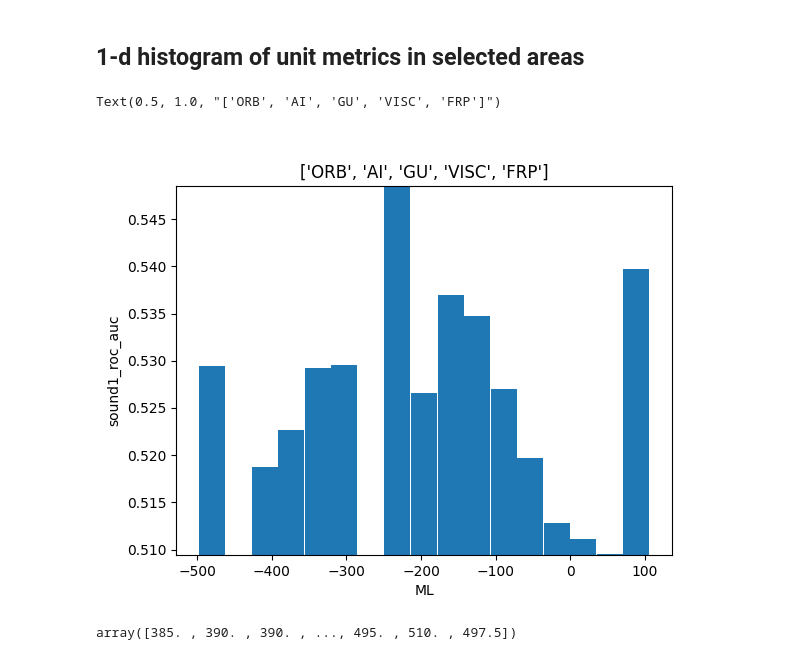
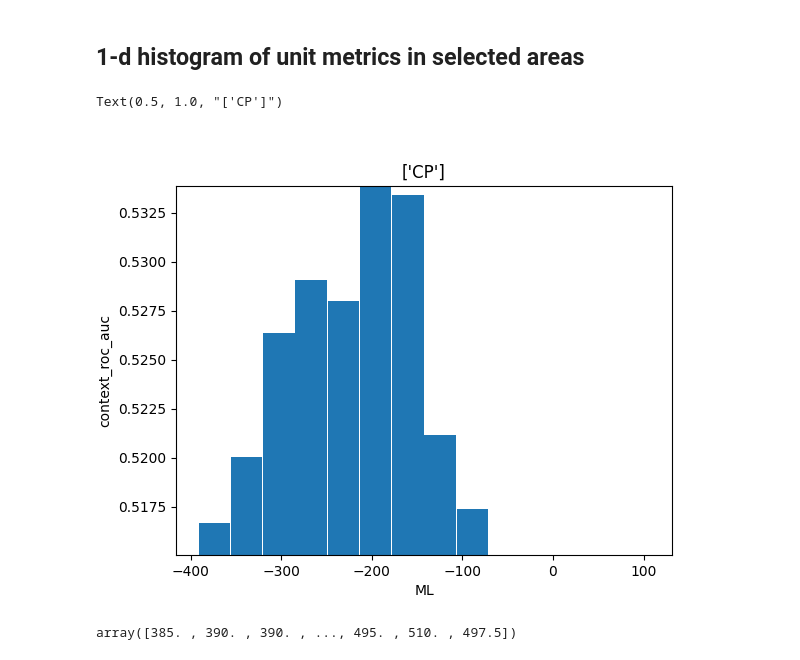
Before and after one commit to AllenInstitute/dynamic_routing_analysis, a Jupyter notebook: notebooks/single_unit_metrics_CCF_plot.ipynb, the cells around one changed output. Drawn from its saved outputs; the diff is of its cells as text; code cells hidden in the pictures.

```diff
--- a/notebooks/single_unit_metrics_CCF_plot.ipynb
+++ b/notebooks/single_unit_metrics_CCF_plot.ipynb
@@ -61,7 +129,7 @@ sel_project='DynamicRouting'
 sel_units=all_data.query('presence_ratio>=0.7 and \
                             isi_violations_ratio<=0.5 and \
                             amplitude_cutoff<=0.1 and \
-                            activity_drift<=0.2 and \
+                            activity_drift<=0.1 and \
                             project.str.contains(@sel_project) and \
                             ~structure.isna() and ~location.isna() and \
                             session_id in @dr_session_list')
@@ -70,3 +140,17 @@ adj_pvals=spike_utils.calculate_single_unit_metric_adjusted_pvals(sel_units,sel_
+# %%
+adj_pvals=pd.merge(adj_pvals,session_dprime_df,on='session_id')
+
+adj_pvals_shuffle=adj_pvals.copy()
+#shuffle unit id, structure, location, ccf coords within each session
+for session_id in adj_pvals_shuffle['session_id'].unique():
+    session_mask=adj_pvals_shuffle['session_id']==session_id
+    shuffled_indices=np.random.permutation(adj_pvals_shuffle[session_mask].index)
+    adj_pvals_shuffle.loc[session_mask,'unit_id']=adj_pvals_shuffle.loc[shuffled_indices,'unit_id'].values
+    adj_pvals_shuffle.loc[session_mask,'structure']=adj_pvals_shuffle.loc[shuffled_indices,'structure'].values
+    adj_pvals_shuffle.loc[session_mask,'location']=adj_pvals_shuffle.loc[shuffled_indices,'location'].values
+    adj_pvals_shuffle.loc[session_mask,'ccf_ap']=adj_pvals_shuffle.loc[shuffled_indices,'ccf_ap'].values
+    adj_pvals_shuffle.loc[session_mask,'ccf_ml']=adj_pvals_shuffle.loc[shuffled_indices,'ccf_ml'].values
+    adj_pvals_shuffle.loc[session_mask,'ccf_dv']=adj_pvals_shuffle.loc[shuffled_indices,'ccf_dv'].values
 # %% [markdown]
 ### plot unit metrics in selected areas - point for each unit
 # %%
@@ -75,8 +159,8 @@ adj_pvals=spike_utils.calculate_single_unit_metric_adjusted_pvals(sel_units,sel_
 # structure_list=['MOs','MOp','SS','ORB','FRP','ACA','ILA','PL','AI','GU','RSP','VIS','AUD','PTLp','TEa','PERI','ECT','VISC','ENT']
 # structure_list=['MOs']
 # structure_list=['RT']
-# structure_list=['CP']
-structure_list=['ORB','AI','GU','VISC','FRP']
+structure_list=['CP']
+# structure_list=['ORB','AI','GU','VISC','FRP']
 # structure_list=['AId','AIp','AIv','GU','VISC']
 # dprime_threshold=1.0
 
@@ -92,6 +176,7 @@ structure_list_join="|".join(structure_list)
 #select units in these areas
 area_units=sel_units.query('structure.str.contains(@structure_list_join)')
 area_adj_pvals=adj_pvals.query('structure.str.contains(@structure_list_join)')
+area_adj_pvals_shuffle=adj_pvals_shuffle.query('structure.str.contains(@structure_list_join)')
 # %%
 # plot unit metrics
 
@@ -156,7 +241,7 @@ fig.colorbar(ax=ax,mappable=points)
 # %%
 # medial/lateral dimension
 
-plot_variable='sound1_roc_auc'
+plot_variable='context_roc_auc'
 
 if 'roc_auc' in plot_variable:
     #normalize roc_auc values
@@ -173,35 +258,35 @@ else:
 binsize=35
 
 xsize=annotation.shape[2]
 
 xinput=(area_units['ccf_ml'].to_numpy(dtype=float)/10)-(xsize/2)
 
 # if plot_variable=='n_units':
 #     statbins = st.binned_statistic(xinput, plot_data, statistic='count', bins=(int(xsize/binsize)), range=((0,xsize)))
 # else:
 #     statbins = st.binned_statistic(xinput, plot_data, statistic='mean', bins=(int(xsize/binsize)), range=((0,xsize)))
 #     statbins_count = st.binned_statistic(xinput, plot_data, statistic='count', bins=(int(xsize/binsize)), range=((0,xsize)))
 
 if plot_variable=='n_units':
     statbins = st.binned_statistic(xinput, plot_data, statistic='count', bins=(int(xsize/binsize)), range=((-xsize/2,xsize/2)))
 else:
     statbins = st.binned_statistic(xinput, plot_data, statistic='mean', bins=(int(xsize/binsize)), range=((-xsize/2,xsize/2)))
     statbins_count = st.binned_statistic(xinput, plot_data, statistic='count', bins=(int(xsize/binsize)), range=((-xsize/2,xsize/2)))
 
 bin_centers=(statbins.bin_edges[1:]+statbins.bin_edges[:-1])/2
 
 fig,ax=plt.subplots(1,1)
 
 ax.bar(bin_centers,statbins.statistic,width=binsize,align='center')
 ax.set_ylim((np.nanmin(statbins.statistic),np.nanmax(statbins.statistic)))
 
 ax.set_xlabel('ML')
 ax.set_ylabel(plot_variable)
 ax.set_title(structure_list)
 # print(xsize)
 # %% [output]
-Text(0.5, 1.0, "['ORB', 'AI', 'GU', 'VISC', 'FRP']")
+Text(0.5, 1.0, "['CP']")
-[figure, old version]
+[figure, new version]
 # %%
 area_units['ccf_ml'].to_numpy(dtype=float)/10
 # %% [output]
```
Also changed, not shown: parts of 11 cells of this notebook, 4 other files.
